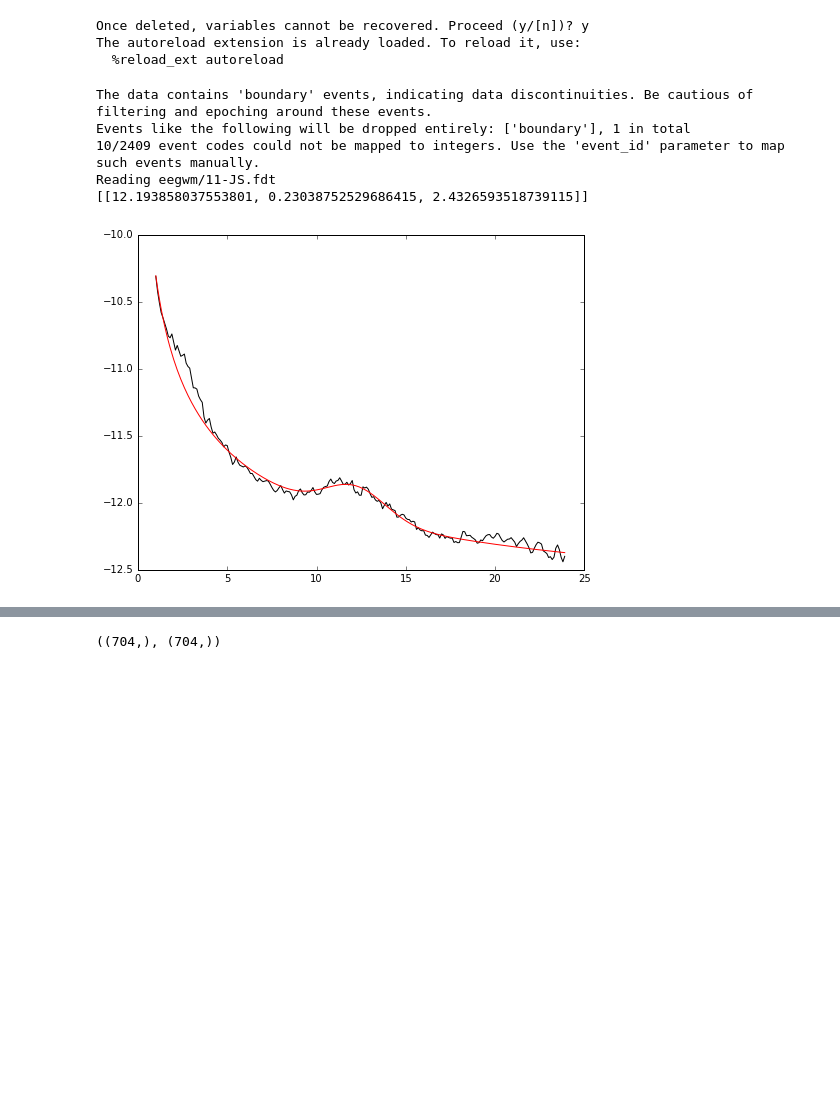
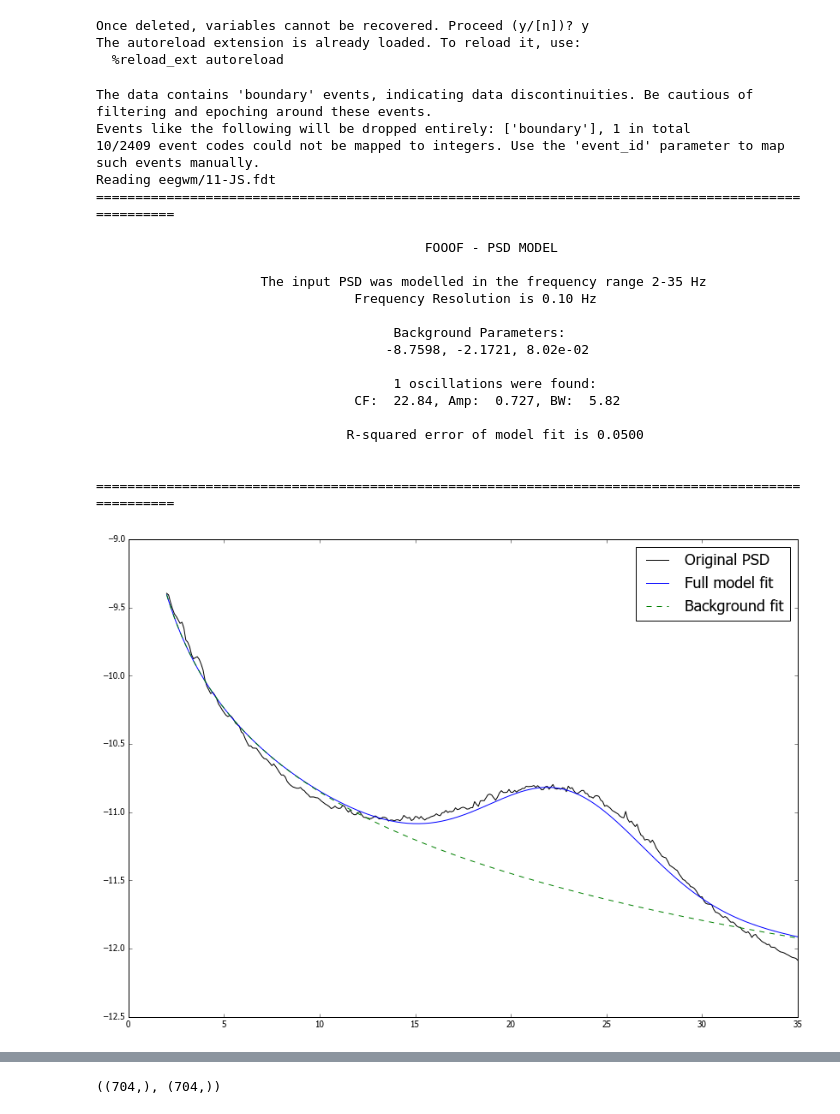
Before and after one commit to fooof-tools/fooof, a Jupyter notebook: Get WM EEG params.ipynb, the cells around one changed output, grey strips where cells are left out. Saved outputs shown, nothing was run; the diff lists cells and outputs as text; code cells hidden in the pictures; blank space fills up the shorter version.

Commit message:
update my notebooks to work with new fooof model

```diff
--- a/Get WM EEG params.ipynb
+++ b/Get WM EEG params.ipynb
@@ -46,40 +40,38 @@ The autoreload extension is already loaded. To reload it, use:
 # %%
 fname = 'eegwm/11-JS.set'
 
 raw = io.read_raw_eeglab(fname)
 
 data, times = raw[0:64, :]
 srate = raw.info['sfreq']
 
-freq_range = [0, 50]
-
-# FOOOF SETTINGS
-window_around_max = 3
-number_of_gaussians = 3
-cut_freqs = [1, 24]
-bw_limits = [1, 4]
-
-chan_i = 15
+chan_i = 0
 psd_array, freqs = data_eeg(data[chan_i,:], srate)
-psd_array = np.vstack((psd_array, psd_array))
-psd_array = psd_array.T
-
-p_flat_real, frequency_vector, trimmed_psd, psd_fit, background_fit, gaussian_fit, background_params, oscillation_params = \
-    fooof(freqs, psd_array, cut_freqs, number_of_gaussians, window_around_max, bw_limits)
-
-oscillation_params = group_three(oscillation_params)
-
-print(oscillation_params)
-plt.plot(frequency_vector, trimmed_psd, 'k')
-plt.plot(frequency_vector, psd_fit, 'r')
-plt.show()
+ff = FOOOF()
+f_range = [2, 35]
+ff.model(freqs, psd_array, f_range)
 # %% [output]
 The data contains 'boundary' events, indicating data discontinuities. Be cautious of filtering and epoching around these events.
 Events like the following will be dropped entirely: ['boundary'], 1 in total
 10/2409 event codes could not be mapped to integers. Use the 'event_id' parameter to map such events manually.
 Reading eegwm/11-JS.fdt
-[[12.193858037553801, 0.23038752529686415, 2.4326593518739115]]
+====================================================================================================
+
+                                          FOOOF - PSD MODEL
+
+                     The input PSD was modelled in the frequency range 2-35 Hz
+                                 Frequency Resolution is 0.10 Hz
+
+                                      Background Parameters:
+                                     -8.7598, -2.1721, 8.02e-02
+
+                                      1 oscillations were found:
+                                 CF:  22.84, Amp:  0.727, BW:  5.82
+
+                                R-squared error of model fit is 0.0500
+
+ ====================================================================================================
-[figure, old version]
+[figure, new version]
 # %%
 col_file = []
 col_chan = []
```
Also changed, not shown: parts of 2 cells of this notebook, 2 other files.
